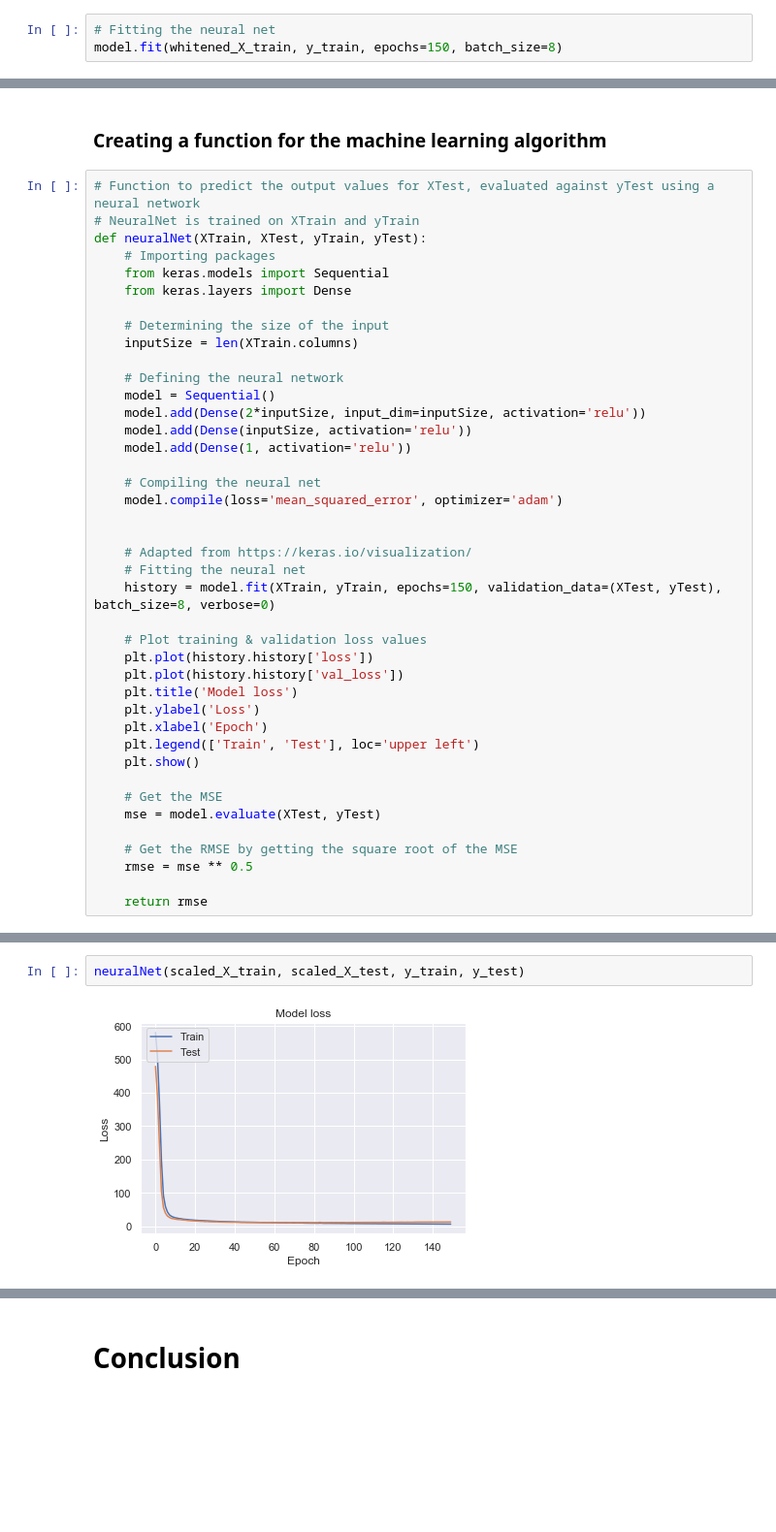
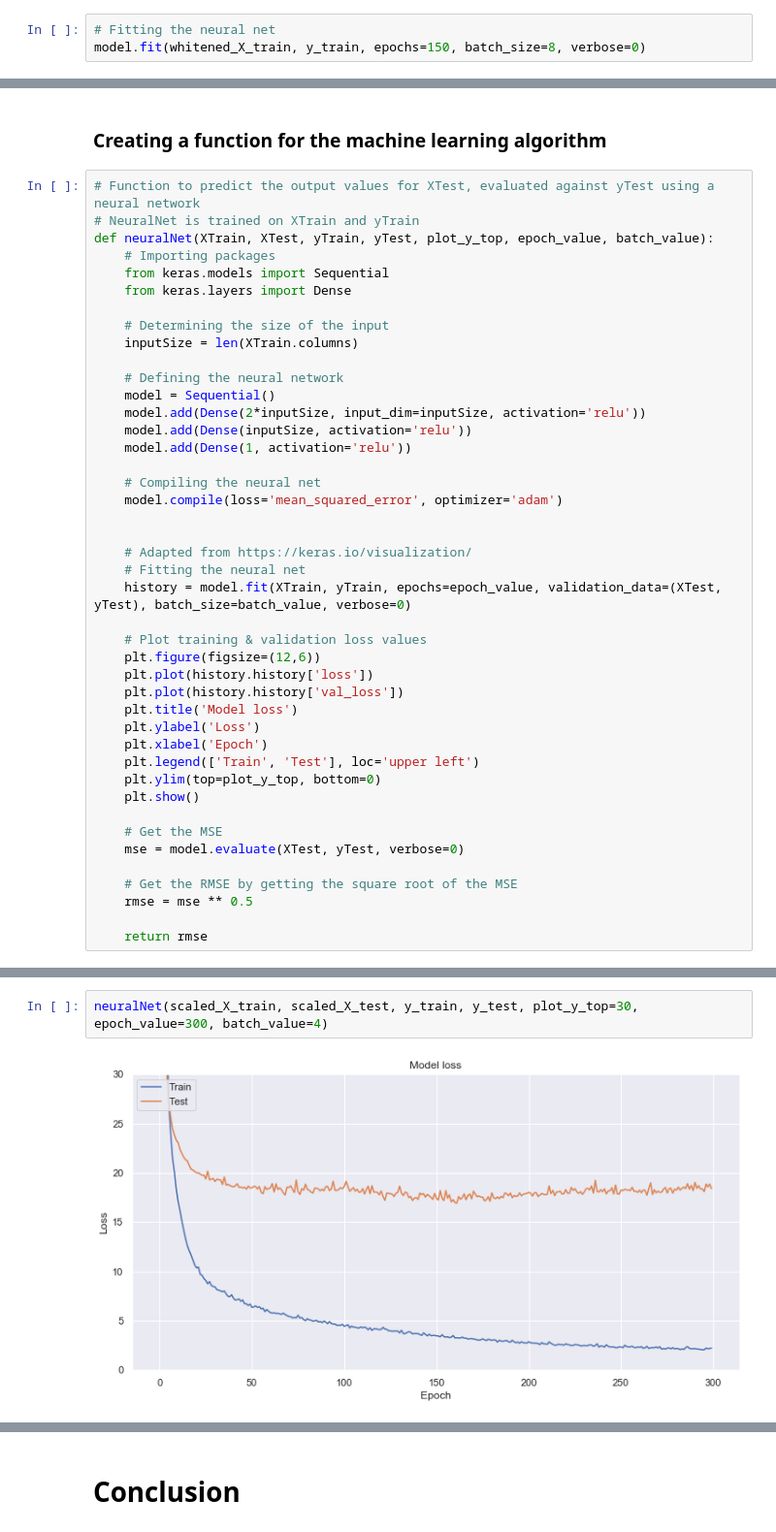
Before and after one commit to declanbarr/boston-house-prices, a Jupyter notebook: boston-house-prices-analysis.ipynb, the cells around one changed output, grey strips where cells are left out. Shown at 97% size. Drawn from its saved outputs; the diff is of its cells as text; blank space fills up the shorter version.

Commit message:
Added extra parameters to the neural net function

```diff
--- a/boston-house-prices-analysis.ipynb
+++ b/boston-house-prices-analysis.ipynb
@@ -594,5 +587,5 @@ model.compile(loss='mean_squared_error', optimizer='adam')
 ### Fitting the neural net to the training dataset
 # %%
 # Fitting the neural net
-model.fit(whitened_X_train, y_train, epochs=150, batch_size=8)
+model.fit(whitened_X_train, y_train, epochs=150, batch_size=8, verbose=0)
 # %% [output]
@@ -647,7 +623,7 @@ rmse
 # %%
 # Function to predict the output values for XTest, evaluated against yTest using a neural network
 # NeuralNet is trained on XTrain and yTrain
-def neuralNet(XTrain, XTest, yTrain, yTest):
+def neuralNet(XTrain, XTest, yTrain, yTest, plot_y_top, epoch_value, batch_value):
     # Importing packages
     from keras.models import Sequential
     from keras.layers import Dense
@@ -667,19 +643,21 @@ def neuralNet(XTrain, XTest, yTrain, yTest):
 
     # Adapted from https://keras.io/visualization/
     # Fitting the neural net
-    history = model.fit(XTrain, yTrain, epochs=150, validation_data=(XTest, yTest), batch_size=8, verbose=0)
+    history = model.fit(XTrain, yTrain, epochs=epoch_value, validation_data=(XTest, yTest), batch_size=batch_value, verbose=0)
 
     # Plot training & validation loss values
+    plt.figure(figsize=(12,6))
     plt.plot(history.history['loss'])
     plt.plot(history.history['val_loss'])
     plt.title('Model loss')
     plt.ylabel('Loss')
     plt.xlabel('Epoch')
     plt.legend(['Train', 'Test'], loc='upper left')
+    plt.ylim(top=plot_y_top, bottom=0)
     plt.show()
 
     # Get the MSE
-    mse = model.evaluate(XTest, yTest)
+    mse = model.evaluate(XTest, yTest, verbose=0)
 
     # Get the RMSE by getting the square root of the MSE
     rmse = mse ** 0.5
@@ -694,4 +668,4 @@ neuralNet(X_train, X_test, y_train, y_test)
 # %%
-neuralNet(scaled_X_train, scaled_X_test, y_train, y_test)
+neuralNet(scaled_X_train, scaled_X_test, y_train, y_test, plot_y_top=30, epoch_value=300, batch_value=4)
 # %% [output]
-[figure, old version]
+[figure, new version]
```
Also changed, not shown: parts of 16 cells of this notebook.
